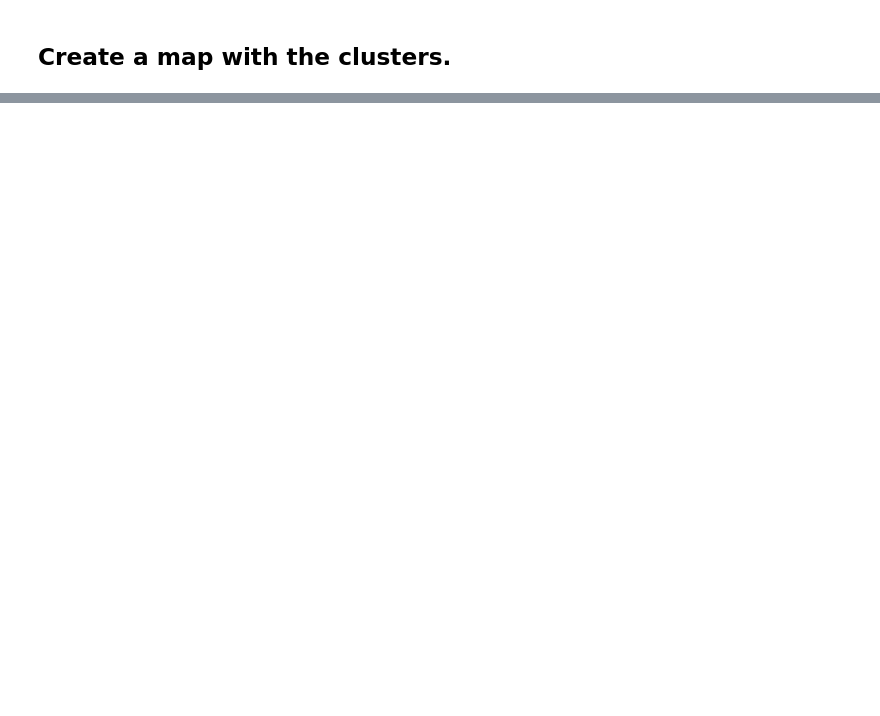
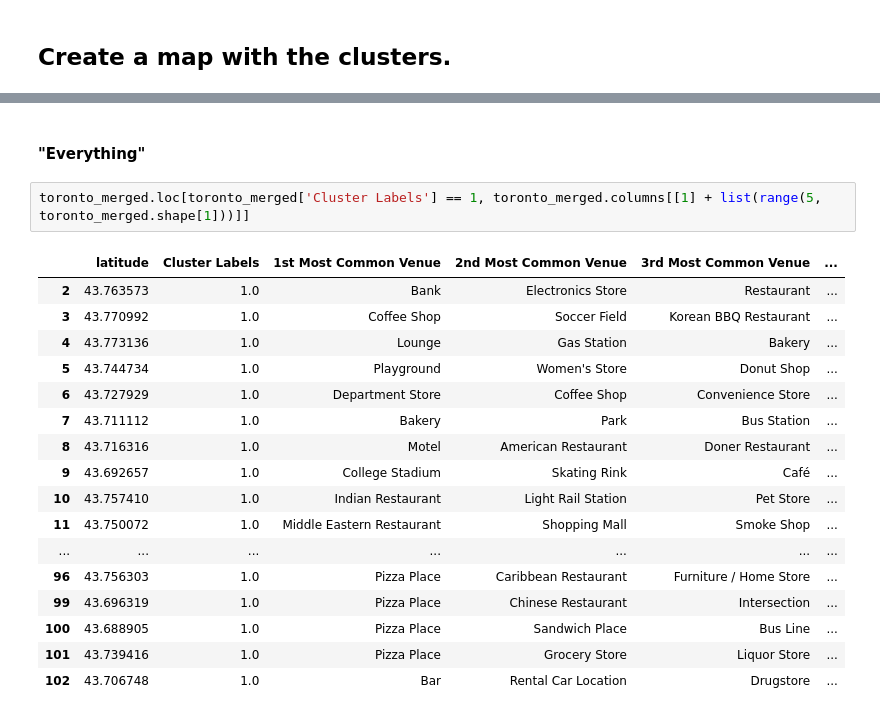
Before and after one commit to schonborn/capstone, a Jupyter notebook: Capstone - Week 3 - Final.ipynb, the cells around one changed output, grey strips where cells are left out. Saved outputs shown, nothing was run; the diff lists cells and outputs as text; blank space fills up the shorter version.

```diff
--- a/Capstone - Week 3 - Final.ipynb
+++ b/Capstone - Week 3 - Final.ipynb
@@ -274,0 +368,22 @@ map_clusters
+# %% [markdown]
+<h4>"Everything"</h4>
+# %%
+toronto_merged.loc[toronto_merged['Cluster Labels'] == 1, toronto_merged.columns[[1] + list(range(5, toronto_merged.shape[1]))]]
+# %% [output]
+|  | latitude | Cluster Labels | 1st Most Common Venue | 2nd Most Common Venue | 3rd Most Common Venue | ... |
+| 2 | 43.763573 | 1.0 | Bank | Electronics Store | Restaurant | ... |
+| 3 | 43.770992 | 1.0 | Coffee Shop | Soccer Field | Korean BBQ Restaurant | ... |
+| 4 | 43.773136 | 1.0 | Lounge | Gas Station | Bakery | ... |
+| 5 | 43.744734 | 1.0 | Playground | Women's Store | Donut Shop | ... |
+| 6 | 43.727929 | 1.0 | Department Store | Coffee Shop | Convenience Store | ... |
+| 7 | 43.711112 | 1.0 | Bakery | Park | Bus Station | ... |
+| 8 | 43.716316 | 1.0 | Motel | American Restaurant | Doner Restaurant | ... |
+| 9 | 43.692657 | 1.0 | College Stadium | Skating Rink | Café | ... |
+| 10 | 43.757410 | 1.0 | Indian Restaurant | Light Rail Station | Pet Store | ... |
+| 11 | 43.750072 | 1.0 | Middle Eastern Restaurant | Shopping Mall | Smoke Shop | ... |
+| ... | ... | ... | ... | ... | ... | ... |
+| 96 | 43.756303 | 1.0 | Pizza Place | Caribbean Restaurant | Furniture / Home Store | ... |
+| 99 | 43.696319 | 1.0 | Pizza Place | Chinese Restaurant | Intersection | ... |
+| 100 | 43.688905 | 1.0 | Pizza Place | Sandwich Place | Bus Line | ... |
+| 101 | 43.739416 | 1.0 | Pizza Place | Grocery Store | Liquor Store | ... |
+| 102 | 43.706748 | 1.0 | Bar | Rental Car Location | Drugstore | ... |
```
Also changed, not shown: parts of 21 cells of this notebook.
